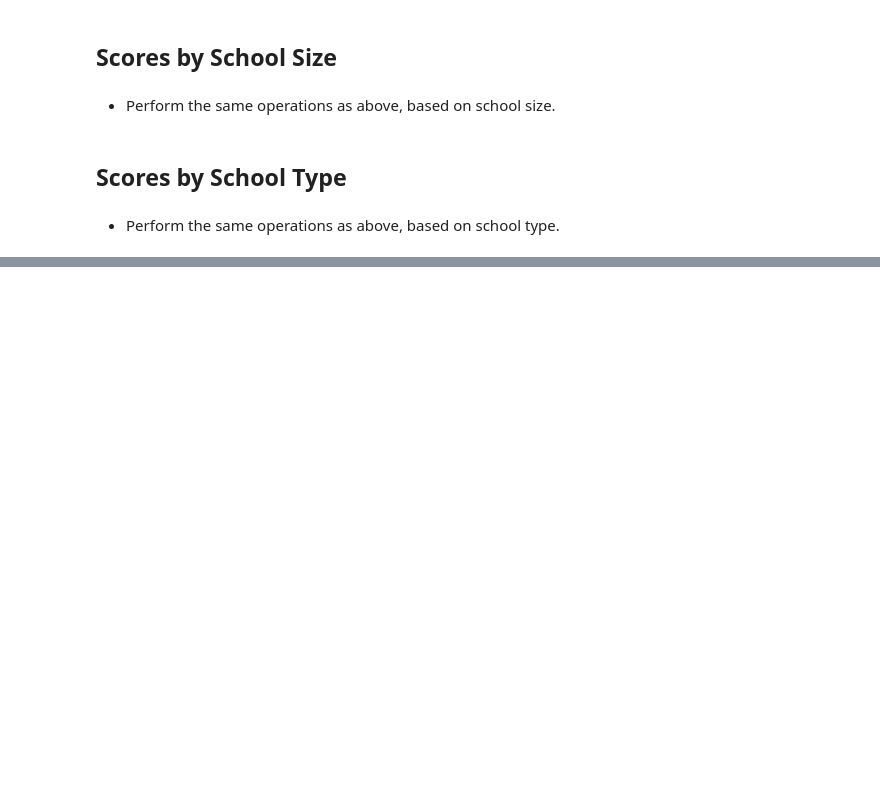
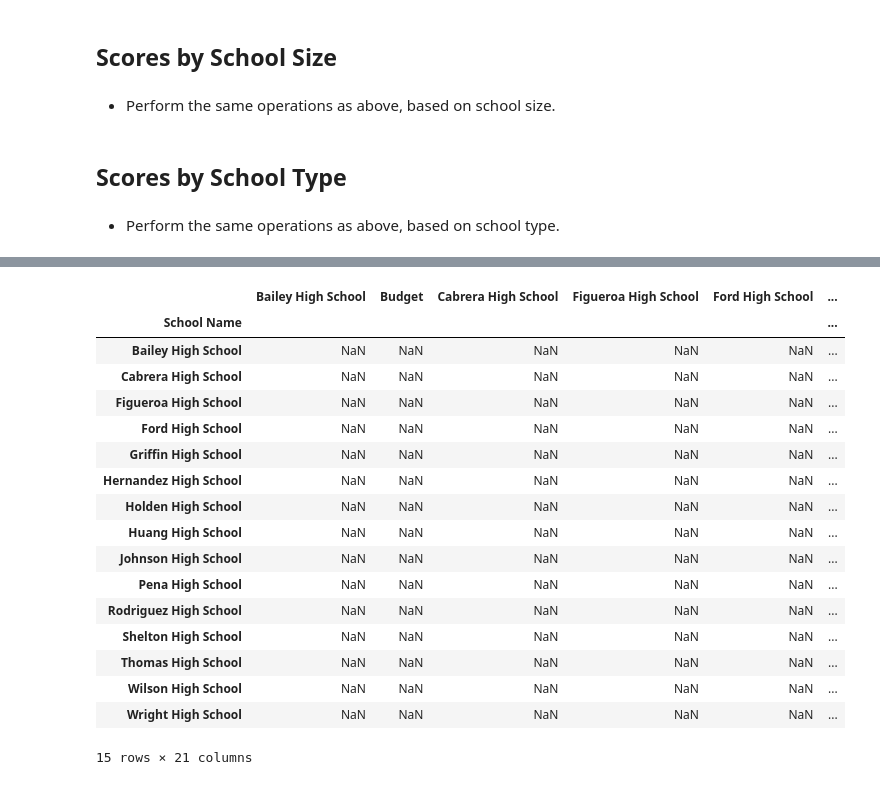
Before and after one commit to pogomike/pandas, a Jupyter notebook: PyCitySchools.ipynb, the cells around one changed output, grey strips where cells are left out. Cells and saved outputs as stored; diff of their text form; code cells hidden in the pictures; blank space fills up the shorter version.

```diff
--- a/PyCitySchools.ipynb
+++ b/PyCitySchools.ipynb
@@ -54,11 +44,11 @@ school_data_complete_df.head()
 | 3 | 3 | Dr. Richard Scott | M | 12th | Huang High School | 67 | 58 | 0 | ... |
 | 4 | 4 | Bonnie Ray | F | 9th | Huang High School | 97 | 84 | 0 | ... |
 # %%
-renamed = school_data_complete_df.rename(columns = {"student_name": "Student Name", "gender": "Gender", "grade": "Grade",
+school_data_complete_renamed_df = school_data_complete_df.rename(columns = {"student_name": "Student Name", "gender": "Gender", "grade": "Grade",
                                            "school_name": "School Name", "reading_score": "Reading Score",
                                            "math_score": "Math Score", "type": "Type", "size": "Size", "budget":
                                            "Budget"})
-renamed.head()
+school_data_complete_renamed_df.head()
 # %% [output]
 |  | Student ID | Student Name | Gender | Grade | School Name | Reading Score | Math Score | School ID | ... |
 | 0 | 0 | Paul Bradley | M | 9th | Huang High School | 66 | 79 | 0 | ... |
@@ -136,3 +126,22 @@ district_overview_df
   * Overall Passing Rate (Average of the above two)
 
 * Create a dataframe to hold the above results
+# %%
+# Change index to school name and determine the school type
+school_type = school_df.set_index(["school_name"])["type"]
+#Total Students
+students_by_school = school_data_complete_renamed_df["School Name"].value_counts()
+#Total School Budget
+school_budget_by_school = school_data_complete_renamed_df.groupby(["School Name"]).mean()["Budget"]
+#Per Student Budget
+student_budget_by_school = school_budget_by_school/ students_by_school
+#Average Math Score
+average_math_score_by = school_data_complete_renamed_df.groupby(["School Name"]).mean()["Math Score"]
+#Average Reading Score
+average_reading_score_by = school_data_complete_renamed_df.groupby(["School Name"]).mean()["Reading Score"]
+#% Passing Math
+pass_math_by_school =  ((school_data_complete_renamed_df[school_data_complete_renamed_df["Math Score"] > 70].groupby("School Name").count()["Student Name"])/students_by_school) * 100
+#% Passing Readings
+pass_reading_by_school =  ((school_data_complete_renamed_df[school_data_complete_renamed_df["Reading Score"] > 70].groupby("School Name").count()["Student Name"])/students_by_school) * 100
+#Overall Passing Rate (Average of the above two)
+overall_passing_rate = (pass_math_by_school + pass_reading_by_school) / 2
@@ -187,0 +244,21 @@ group_names = ["Small (<1000)", "Medium (1000-2000)", "Large (2000-5000)"]
+# %%
+pass_math_by_school
+# %% [output]
+|  | Bailey High School | Budget | Cabrera High School | Figueroa High School | Ford High School | ... |
+| School Name |  |  |  |  |  | ... |
+| Bailey High School | NaN | NaN | NaN | NaN | NaN | ... |
+| Cabrera High School | NaN | NaN | NaN | NaN | NaN | ... |
+| Figueroa High School | NaN | NaN | NaN | NaN | NaN | ... |
+| Ford High School | NaN | NaN | NaN | NaN | NaN | ... |
+| Griffin High School | NaN | NaN | NaN | NaN | NaN | ... |
+| Hernandez High School | NaN | NaN | NaN | NaN | NaN | ... |
+| Holden High School | NaN | NaN | NaN | NaN | NaN | ... |
+| Huang High School | NaN | NaN | NaN | NaN | NaN | ... |
+| Johnson High School | NaN | NaN | NaN | NaN | NaN | ... |
+| Pena High School | NaN | NaN | NaN | NaN | NaN | ... |
+| Rodriguez High School | NaN | NaN | NaN | NaN | NaN | ... |
+| Shelton High School | NaN | NaN | NaN | NaN | NaN | ... |
+| Thomas High School | NaN | NaN | NaN | NaN | NaN | ... |
+| Wilson High School | NaN | NaN | NaN | NaN | NaN | ... |
+| Wright High School | NaN | NaN | NaN | NaN | NaN | ... |
+15 rows × 21 columns
```
Also changed, not shown: parts of 5 cells of this notebook.
